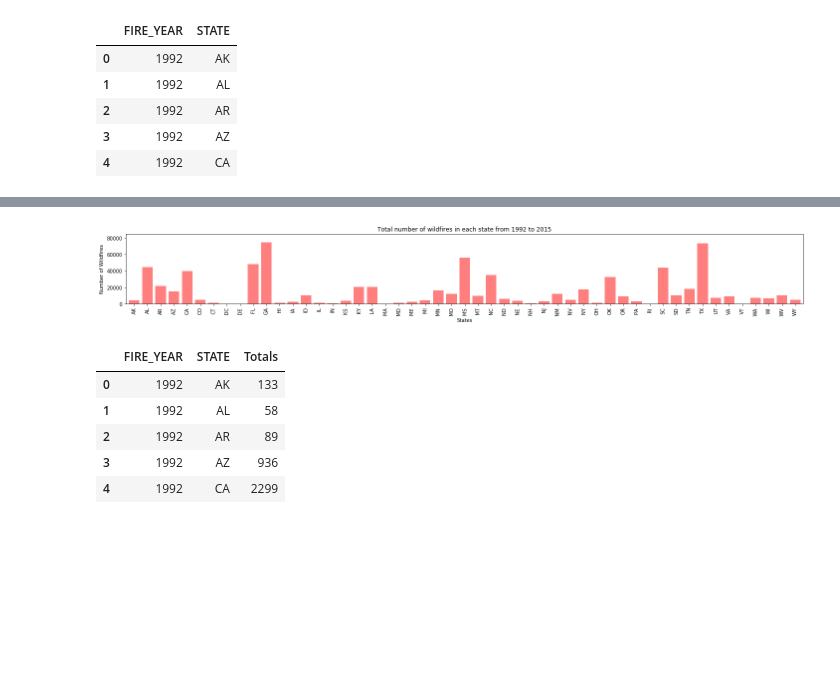
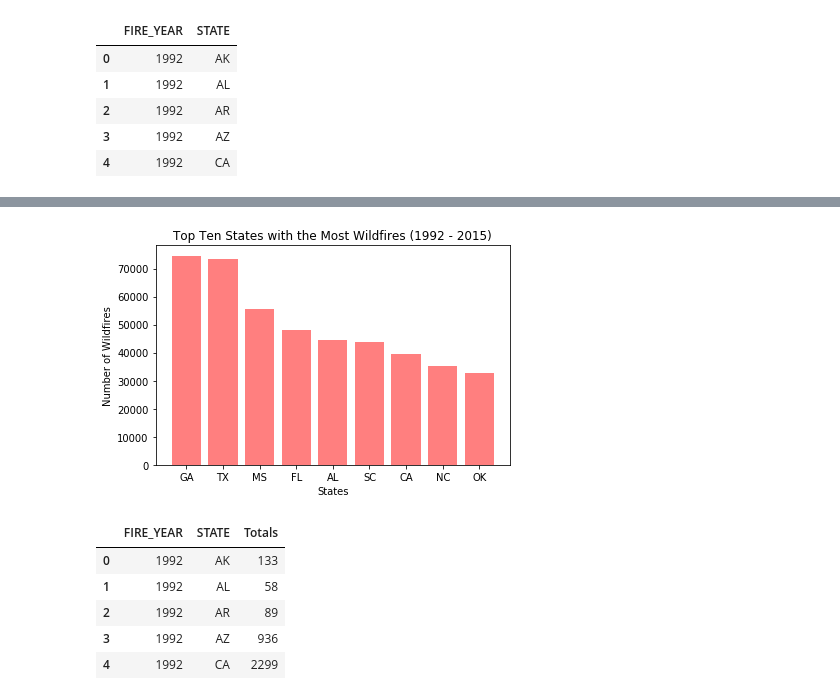
Before and after one commit to aliaheed/project-one, a Jupyter notebook: Notebooks/test_data.ipynb, the cells around one changed output, grey strips where cells are left out. Saved outputs shown, nothing was run; the diff lists cells and outputs as text; code cells hidden in the pictures; blank space fills up the shorter version.

```diff
--- a/Notebooks/test_data.ipynb
+++ b/Notebooks/test_data.ipynb
@@ -143,0 +128,19 @@ states_df.head()
+# %%
+# Make a df of totals for the states
+
+states = unique_states["STATE"]
+
+states_df = pd.DataFrame({
+    "States": states,
+    "Totals": state_totals
+})
+states_df = states_df.sort_values(["Totals"], ascending=False).reset_index(drop=True)
+
+#pick out the top 10 states
+
+top_10 = pd.DataFrame({
+    "States": states_df["States"][0:9],
+    "Totals": states_df["Totals"][0:9]
+})
+
+top_10
@@ -144,33 +158,33 @@ states_df.head()
 # %%
 # Set x axis and tick locations
 
-x_axis = np.arange(len(states_df))
+top_10_states = top_10["States"]
+x_axis = np.arange(len(top_10))
 tick_locations = [value+0.4 for value in x_axis]
 
 # Create a list indicating where to write x labels and set figure size to adjust for space
 
-plt.figure(figsize=(20,3))
-plt.bar(x_axis, state_totals, color='r', alpha=0.5, align="edge")
-plt.xticks(tick_locations, states, rotation="vertical")
+plt.bar(x_axis, top_10["Totals"], color='r', alpha=0.5, align="edge")
+plt.xticks(tick_locations, top_10_states)
 
 # Set x and y limits
 
-plt.xlim(-0.25, len(x_axis))
-plt.ylim(0, max(state_totals)+10000)
+# plt.xlim(-0.25, len(x_axis))
+# plt.ylim(0, max(state_totals)+10000)
 
 # Set a Title and labels
 
-plt.title("Total number of wildfires in each state from 1992 to 2015")
+plt.title("Top Ten States with the Most Wildfires (1992 - 2015)")
 plt.xlabel("States")
 plt.ylabel("Number of Wildfires")
 
-# Save our graph and show the grap
+# Save our graph and show the graph
 
 plt.tight_layout()
 plt.savefig("graphs/total_wildfires_states.png")
 plt.show()
 # %% [output]
-[figure, old version]
+[figure, new version]
 # %%
 # Get the number of wildfires in each year in each state
 
```
Also changed, not shown: parts of 8 cells of this notebook, 4 other files.
